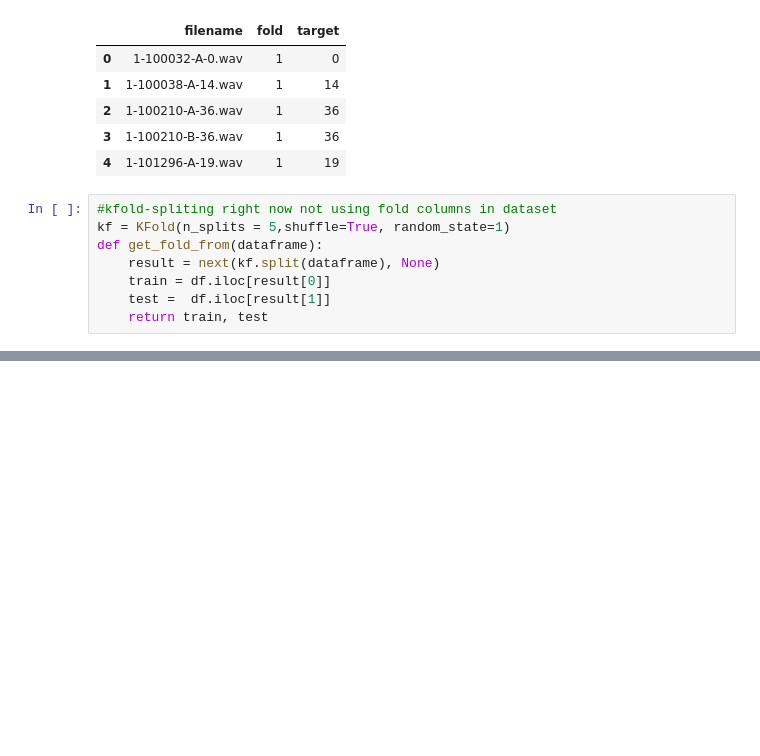
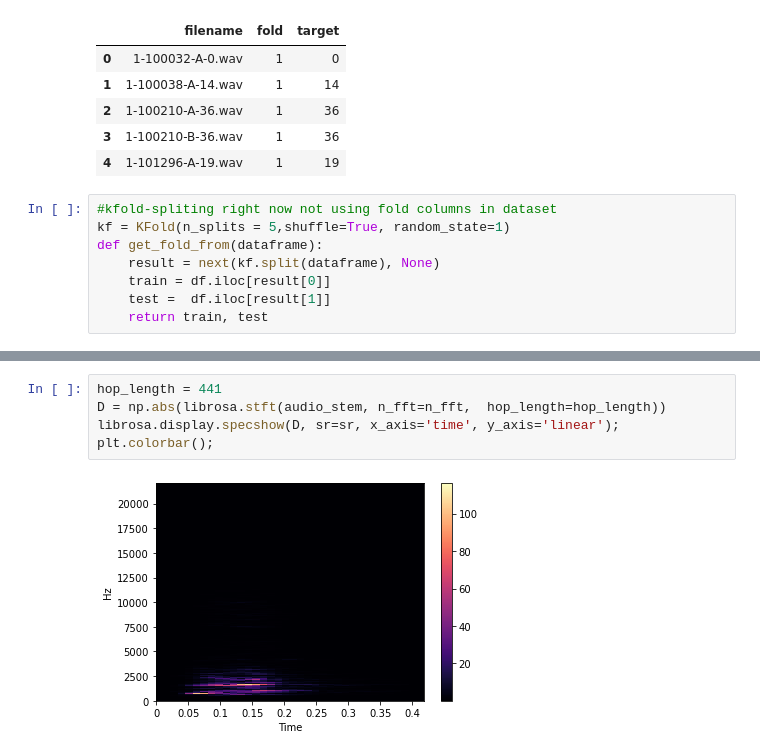
Before and after one commit to t2ac32/vh_challenge_sol, a Jupyter notebook: Tests.ipynb, the cells around one changed output, grey strips where cells are left out. Saved outputs shown, nothing was run; the diff lists cells and outputs as text; blank space fills up the shorter version.

```diff
--- a/Tests.ipynb
+++ b/Tests.ipynb
@@ -73,0 +96,7 @@ def get_fold_from(dataframe):
+# %%
+hop_length = 441
+D = np.abs(librosa.stft(audio_stem, n_fft=n_fft,  hop_length=hop_length))
+librosa.display.specshow(D, sr=sr, x_axis='time', y_axis='linear');
+plt.colorbar();
+# %% [output]
+[figure, added]
```
Also changed, not shown: parts of 6 cells of this notebook.
